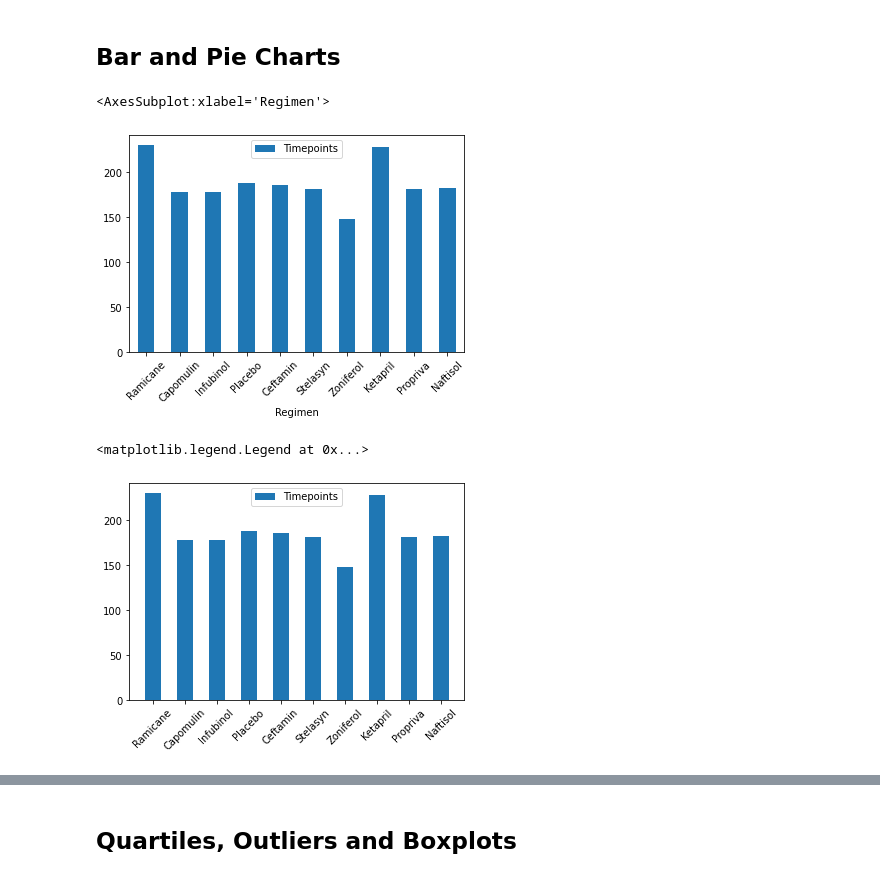
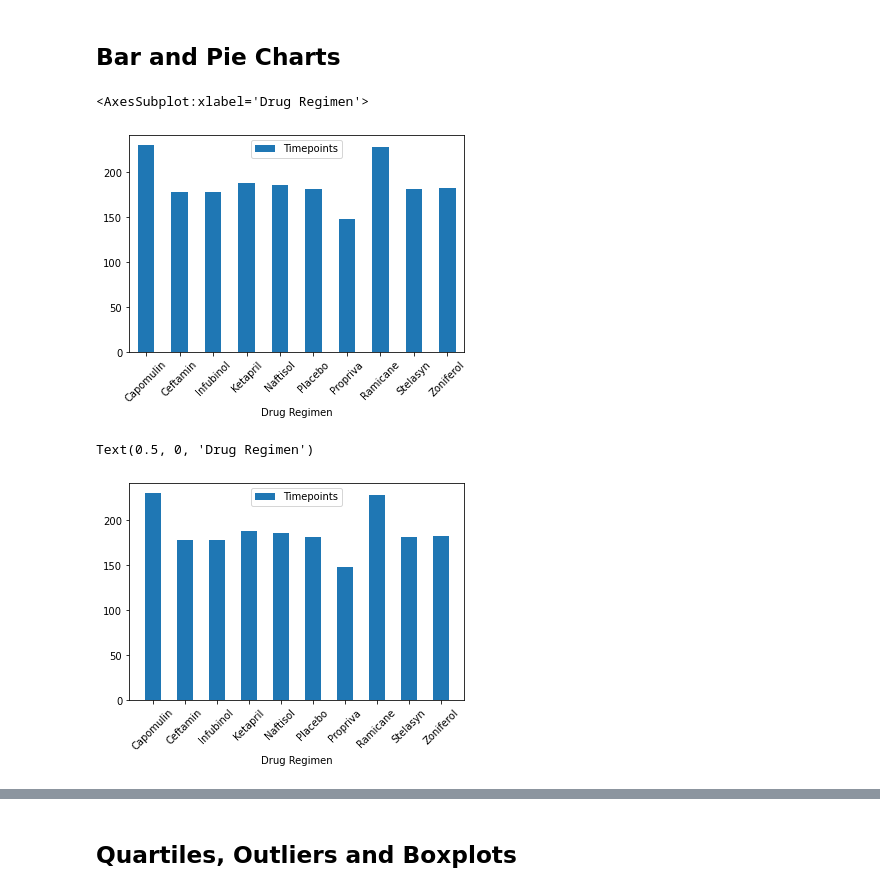
Before and after one commit to eldridgesje/matplotlib-challenge, a Jupyter notebook: Pymaceuticals/pymaceuticals_starter.ipynb, the cells around one changed output, grey strips where cells are left out. Saved outputs shown, nothing was run; the diff lists cells and outputs as text; code cells hidden in the pictures.

Commit message:
Created pie charts and fixed bar plots.

```diff
--- a/Pymaceuticals/pymaceuticals_starter.ipynb
+++ b/Pymaceuticals/pymaceuticals_starter.ipynb
@@ -149,24 +149,25 @@ aggData
 # %%
 # Generate a bar plot showing the total number of timepoints for all mice tested for each drug regimen using Pandas.
 
-labels = clean_df["Drug Regimen"].unique()
+dataCount = clean_df.groupby("Drug Regimen").count()
 
-timeCount = clean_df.groupby("Drug Regimen")["Timepoint"].count()
+barData = pd.DataFrame(dataCount).reset_index()
 
-barData = pd.DataFrame({"Regimen": labels, "Timepoints": timeCount})
+barData = barData.rename(columns={"Timepoint": "Timepoints"})
 
-barData.plot.bar(x = "Regimen", y = "Timepoints", rot=45)
+barData.plot.bar(x = "Drug Regimen", y = "Timepoints", rot=45)
 # %% [output]
-<AxesSubplot:xlabel='Regimen'>
+<AxesSubplot:xlabel='Drug Regimen'>
-[figure, old version]
+[figure, new version]
 # %%
 # Generate a bar plot showing the total number of timepoints for all mice tested for each drug regimen using pyplot.
 
-plt.bar(labels, timeCount, width = 0.5)
+plt.bar(barData["Drug Regimen"], barData["Timepoints"], width = 0.5)
 plt.xticks(rotation = 45)
 plt.legend(["Timepoints"],loc="upper center")
+plt.xlabel("Drug Regimen")
 # %% [output]
-<matplotlib.legend.Legend at 0x...>
+Text(0.5, 0, 'Drug Regimen')
-[figure, old version]
+[figure, new version]
 # %%
 # Generate a pie plot showing the distribution of female versus male mice using Pandas
```
Also changed, not shown: parts of 4 cells of this notebook.
